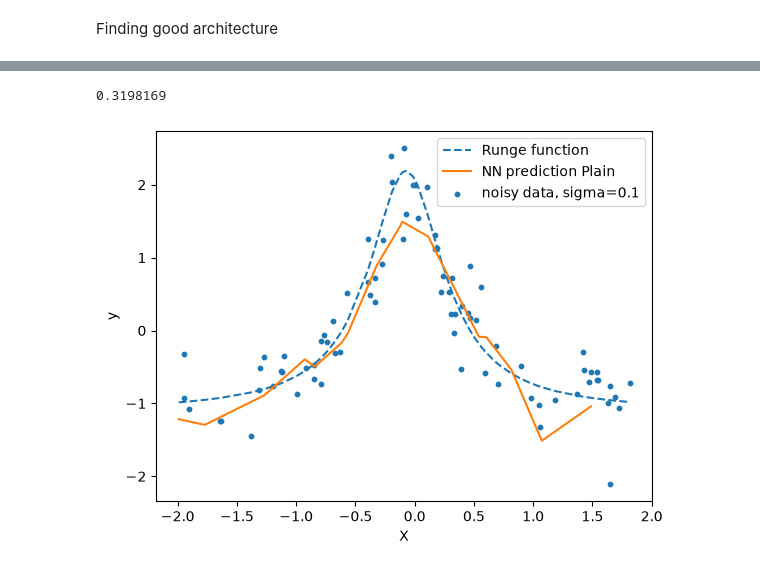
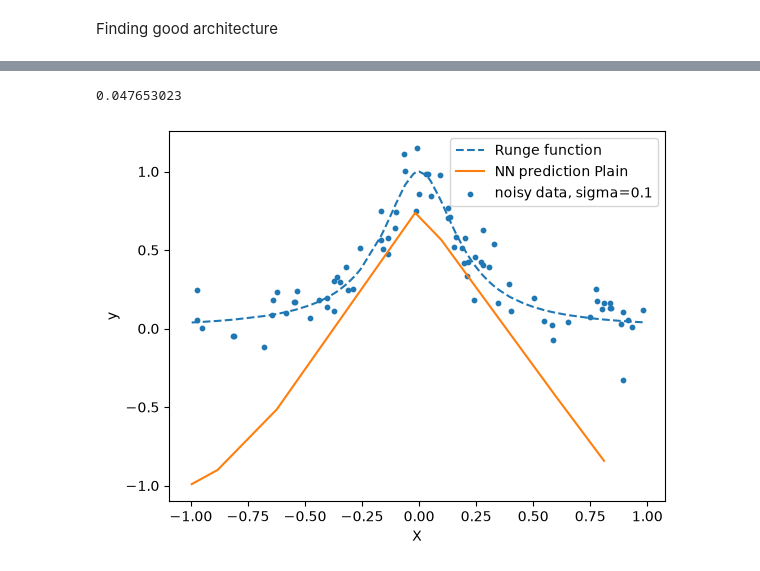
Before and after one commit to kevintannum/FYS-STK3155---Projects---UiO, a Jupyter notebook: Code/regression_runges.ipynb, the cells around one changed output, grey strips where cells are left out. Drawn from its saved outputs; the diff is of its cells as text; code cells hidden in the pictures.

```diff
--- a/Code/regression_runges.ipynb
+++ b/Code/regression_runges.ipynb
@@ -127,14 +130,12 @@ t0 = 1.0
 t1 = 100.0
 batch_size = 10
 
-Xtrain, Xtest, ytrain, ytest = train_test_split(X_scaled, y_scaled, test_size=0.2, random_state=42)
-
 input_size = 1
 layer_output_sizes = [50, 1]
 layers_adam = create_layers(input_size, layer_output_sizes)
 layers_adam = train_sgd_adam(
-    Xtrain = Xtrain,
-    Ytrain = ytrain.reshape(-1, 1),
+    Xtrain = X_train,
+    Ytrain = y_train.reshape(-1, 1),
     layers = layers_adam,
     activation_funcs = [sigmoid, lambda z: z],  # Last layer is linear
     activation_ders = [sigmoid_der, lambda z: np.ones_like(z)],
@@ -148,8 +149,8 @@ layers_adam = train_sgd_adam(
 
 layers_plain = create_layers(input_size, layer_output_sizes)
 layers_plain = train_sgd_plain(
-    Xtrain = Xtrain,
-    Ytrain = ytrain.reshape(-1, 1),
+    Xtrain = X_train,
+    Ytrain = y_train.reshape(-1, 1),
     layers = layers_plain,
     activation_funcs = [sigmoid, lambda z: z],  # Last layer is linear
     activation_ders = [sigmoid_der, lambda z: np.ones_like(z)],
@@ -163,8 +164,8 @@ layers_plain = train_sgd_plain(
 
 layers_RMSprop = create_layers(input_size, layer_output_sizes)
 layers_RMSprop = train_sgd_RMSprop(
-    Xtrain = Xtrain,
-    Ytrain = ytrain.reshape(-1, 1),
+    Xtrain = X_train,
+    Ytrain = y_train.reshape(-1, 1),
     layers = layers_RMSprop,
     activation_funcs = [sigmoid, lambda z: z],  # Last layer is linear
     activation_ders = [sigmoid_der, lambda z: np.ones_like(z)],
@@ -245,8 +250,8 @@ for k, (function, function_der) in enumerate(zip(functions, functions_der)):
             layer_output_sizes = [n_nodes]*n_layers+[1] #<- ChatGPT la til fix
             layers = create_layers(layer_input_size, layer_output_sizes)
             layers = train_sgd_adam(
-                Xtrain=Xtrain,
-                Ytrain=ytrain.reshape(-1, 1),
+                Xtrain=X_train,
+                Ytrain=y_train.reshape(-1, 1),
                 layers=layers,
                 activation_funcs=[function] * n_layers + [lambda z: z],  # Last layer is linear
                 activation_ders=[function_der] * n_layers + [lambda z: np.ones_like(z)],
@@ -257,5 +262,6 @@ for k, (function, function_der) in enumerate(zip(functions, functions_der)):
                 t0=t0,
                 t1=t1
             )
-            y_pred = feed_forward(Xtest, layers, [function] * n_layers + [lambda z: z])
-            MSEs[k, i, j] = np.mean((y_pred - ytest.reshape(-1, 1))**2)
+            y_pred = feed_forward(X_test, layers, [function] * n_layers + [lambda z: z])
+            y_pred_unscaled = y_pred*ytrain.std()+ytrain.mean()
+            MSEs[k, i, j] = np.mean((y_pred_unscaled - ytest.reshape(-1, 1))**2)
@@ -275,42 +279,43 @@ for i in range(len(functions)):
 # %%
-#test the MSE of a network that isn't trained:
-Xtrain, Xtest, ytrain, ytest = train_test_split(X_scaled, y_scaled, test_size=0.2, random_state=42)
+
 input_size = 1
 layer_output_sizes = [50, 50, 1]
 layers = create_layers(input_size, layer_output_sizes)
 activation_functions = [leaky_ReLU, leaky_ReLU, lambda z: z]
 activation_ders = [leaky_ReLU_der, leaky_ReLU_der, lambda z: np.ones_like(z)]
 
 layers = train_sgd_adam(
-    Xtrain,
-    ytrain.reshape(-1,1),
+    X_train,
+    y_train.reshape(-1,1),
     layers,
     activation_functions,
     activation_ders,
-    100,
+    1000,
     10,
     0.01,
     method = "Ridge",
     lbd = 0.1
 )
 
-y_pred = feed_forward(Xtest, layers, activation_functions)
-MSE_test = np.mean((y_pred.flatten()- ytest)**2)
+y_pred = feed_forward(X_test, layers, activation_functions)
+y_pred_unscaled = y_pred*ytrain.std()+ytrain.mean()
+
+MSE_test = np.mean((y_pred_unscaled.flatten()- ytest)**2)
 print(MSE_test)
 
 sort_idx = np.argsort(Xtest.flatten())
 
-plt.plot(X_scaled, Yrunge_scaled, label="Runge function", linestyle="--")
+plt.plot(X, Yrunge, label="Runge function", linestyle="--")
 #plt.plot(Xtest[sort_idx], y_pred_adam[sort_idx], label="NN prediction Adam")
-plt.plot(Xtest[sort_idx], y_pred[sort_idx], label="NN prediction Plain")
+plt.plot(Xtest[sort_idx], y_pred_unscaled[sort_idx], label="NN prediction Plain")
 plt.scatter(Xtrain, ytrain, s=10, label=f"noisy data, sigma={sigma}")
 plt.xlabel("X")
 plt.ylabel("y")
 plt.legend()
 plt.show()
 # %% [output]
-0.3198169
+0.047653023
-[figure, old version]
+[figure, new version]
 # %%
 #d
 layer_output_sizes = [50, 50, 1]  # Example layer sizes for the network
```
Also changed, not shown: parts of 13 cells of this notebook.
